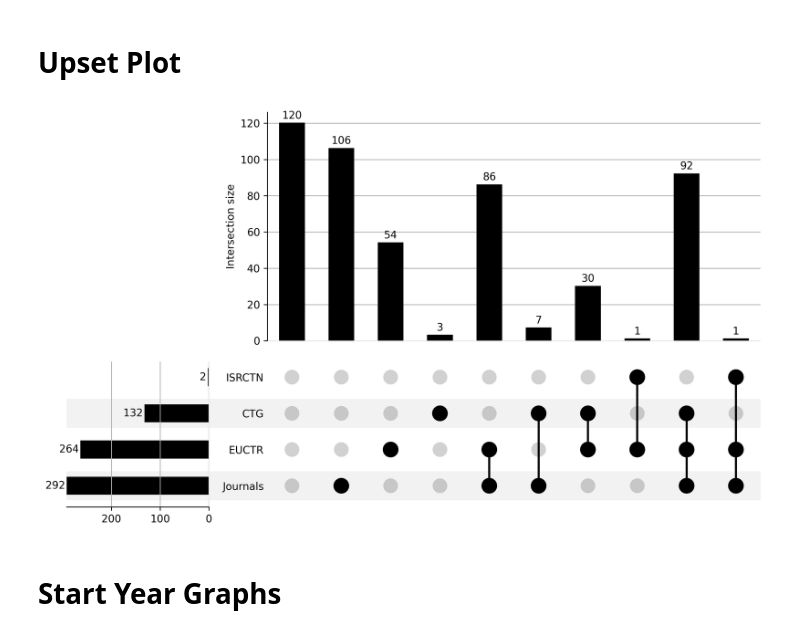
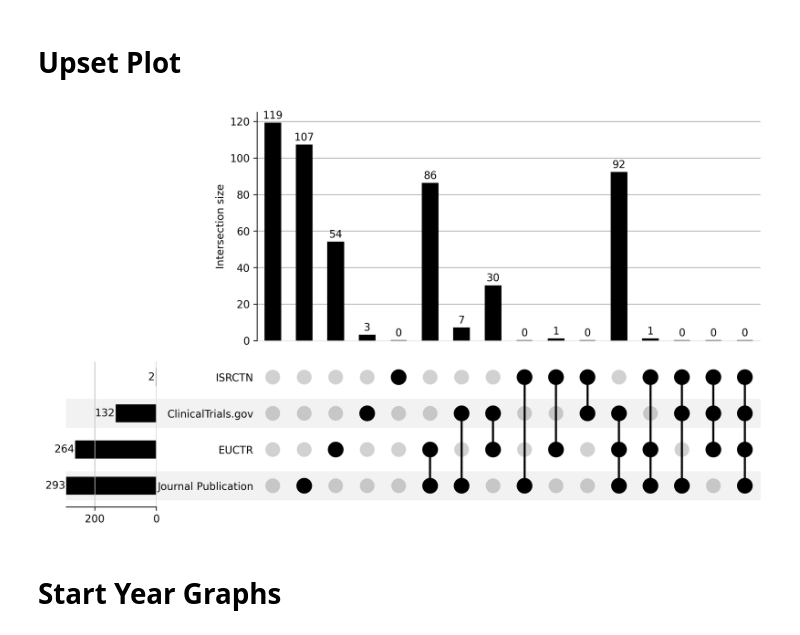
Before and after one commit to ebmdatalab/euctr_pub_search, a Jupyter notebook: notebooks/Figures.ipynb, the cells around one changed output. Saved outputs shown, nothing was run; the diff lists cells and outputs as text; code cells hidden in the pictures.

```diff
--- a/notebooks/Figures.ipynb
+++ b/notebooks/Figures.ipynb
@@ -85,16 +57,24 @@ df['Journals'] = np.where(df.ids.isin(journals), True, False)
+# %%
+upset_df = pd.read_csv(parent + '/data/graphing_data/upset_data.csv').drop('Unnamed: 0', axis=1)
+upset_df.columns = ['EUCTR', 'ClinicalTrials.gov', 'ISRCTN', 'Journal Publication']
+
+upset_df = upset_df.replace(1,True)
+upset_df = upset_df.replace(0,False)
 # %%
 fig = plt.figure(figsize=(12, 7), dpi=300)
-plot(from_indicators(["EUCTR", "CTG", "ISRCTN", "Journals"],
-                      data=df),
+plot(from_indicators(["EUCTR", "ClinicalTrials.gov", "ISRCTN", "Journal Publication"],
+                      data=upset_df),
      sort_by='degree',
      show_counts=True,
      fig=fig,
      element_size=None,
-     totals_plot_elements=3)
+     totals_plot_elements=3,
+     include_empty_subsets=True
+    )
 
 plt.show()
 # %% [output]
-[figure, old version]
+[figure, new version]
 # %% [markdown]
 # Start Year Graphs
 # %%
```
Also changed, not shown: parts of 11 cells of this notebook, 7 other files.
